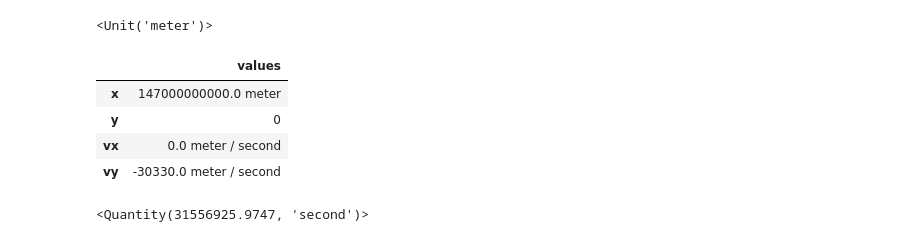
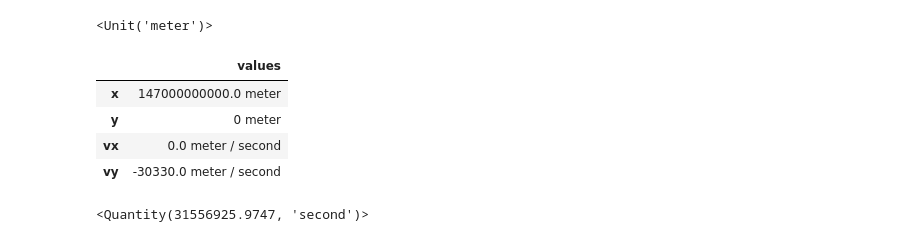
Before and after one commit to ThomasJagielski/ModSimPy, a Jupyter notebook: code/orbit_homework.ipynb, the cells around one changed output. Saved outputs shown, nothing was run; the diff lists cells and outputs as text; code cells hidden in the pictures.

```diff
--- a/code/orbit_homework.ipynb
+++ b/code/orbit_homework.ipynb
@@ -23,16 +23,16 @@ m = UNITS.meter
 # %%
 # And an inition condition (with everything in SI units)
 
 r_0 = 147e9 * m
 
 init = State(x = r_0,
-             y = 0,
+             y = 0 * m,
              vx = 0 * m / s,
              vy = -30330 * m / s)
 # %% [output]
 |  | values |
 | x | 147000000000.0 meter |
-| y | 0 |
+| y | 0 meter |
 | vx | 0.0 meter / second |
 | vy | -30330.0 meter / second |
 # %%
```
Also changed, not shown: parts of 7 cells of this notebook.
